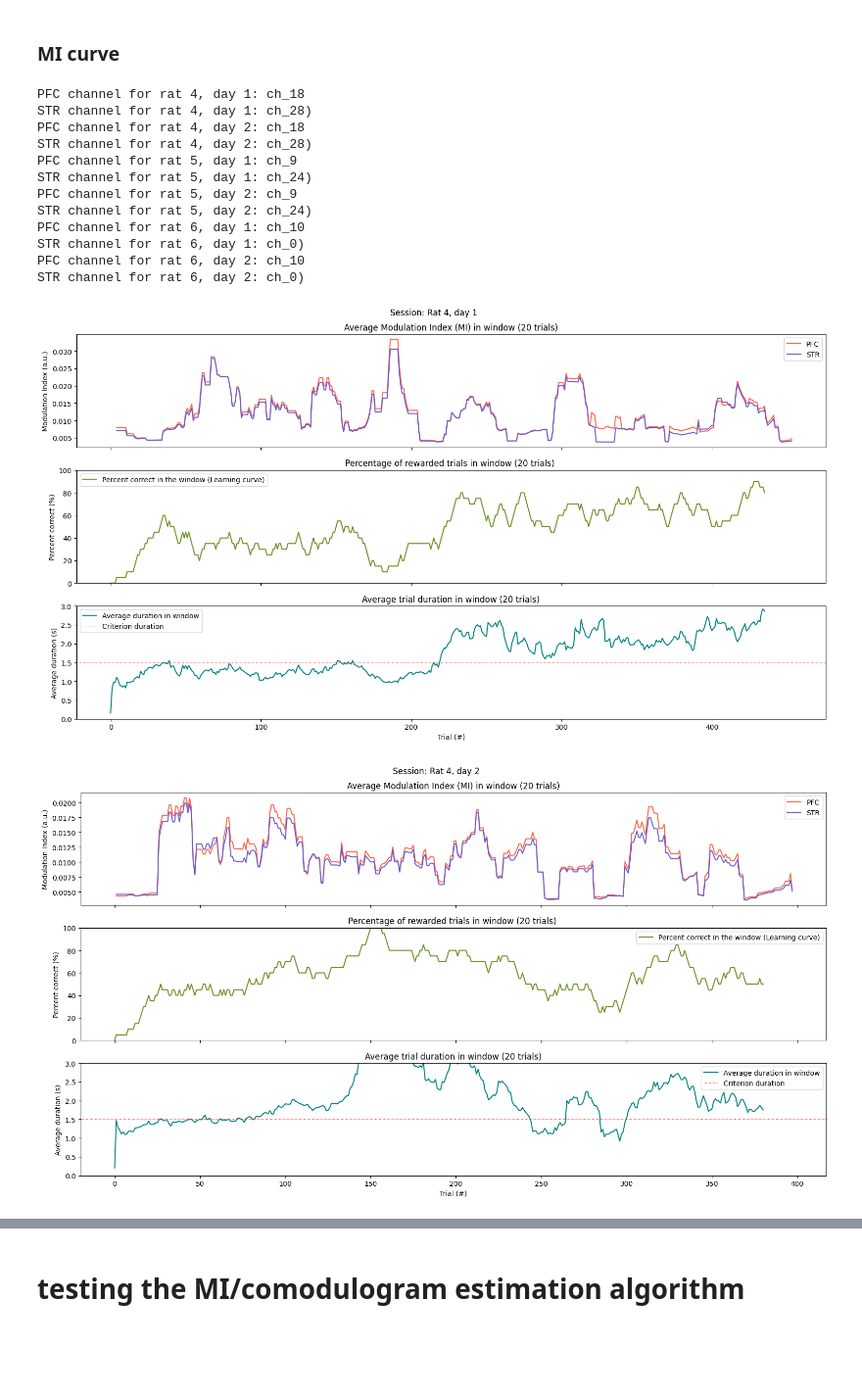
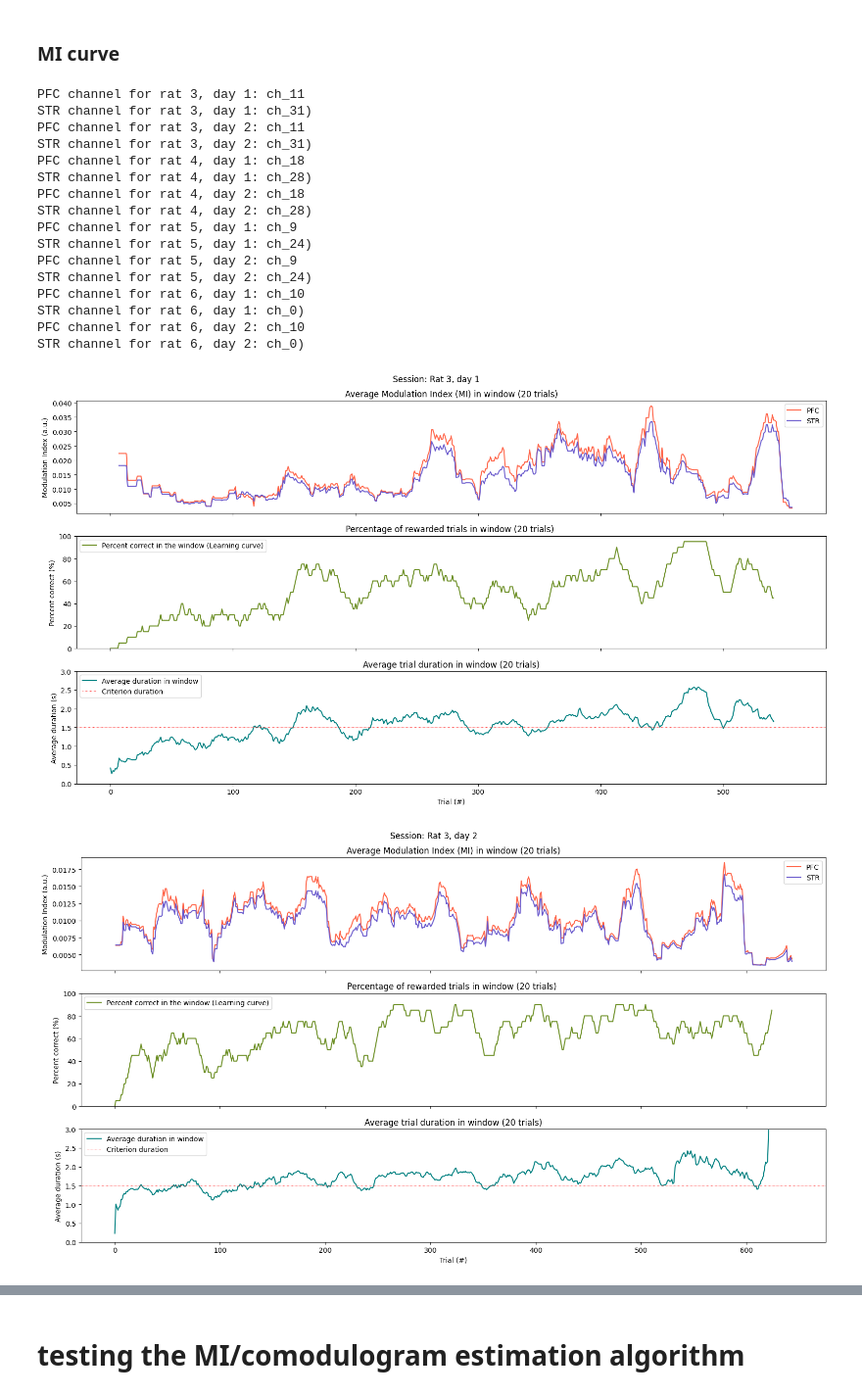
Before and after one commit to lfernandof/lfp_signals_analysis, a Jupyter notebook: consistency_check_LFP_analyses.ipynb, the cells around one changed output, grey strips where cells are left out. Shown at 98% size. Drawn from its saved outputs; the diff is of its cells as text; code cells hidden in the pictures; blank space fills up the shorter version.

```diff
--- a/consistency_check_LFP_analyses.ipynb
+++ b/consistency_check_LFP_analyses.ipynb
@@ -459,7 +459,7 @@ import itertools
 criterion_duration = 1.5 # Segments of at least 1500 ms (i.e. rewarded trials) are included
 
 #iterate over all sessions: rats {3,4,5,6} with recordings in days {1,2} each
-for rat_day_pair in itertools.product(list(range(5,7)),list(range(1,2))):
+for rat_day_pair in itertools.product(list(range(3,4)),list(range(1,2))):
     rat = rat_day_pair[0]
     day = rat_day_pair[1]
     print('rat: ',rat,'day: ',day)
@@ -486,7 +486,7 @@ for rat_day_pair in itertools.product(list(range(5,7)),list(range(1,2))):
     data_sampling_rate = 1250
 
     #channel = session_preferred_channels[animal_label]
-    channel = alternative_channels[animal_label]
+    channel = session_preferred_channels[animal_label]
     print('Session: ',animal_label,'\nChannel: ',channel)
 
     # Load the LFP for that channel
@@ -572,5 +563,5 @@ all done!
 # %%
-os.chdir('/content/drive/MyDrive/backup-mac/ufabc/entire-backup/lfp/all_channels/data/separated_channels/rat6_day2_LFP_all/results/individual_trial_comodulograms')
+os.chdir('/content/drive/MyDrive/backup-mac/ufabc/entire-backup/lfp/all_channels/data/separated_channels/rat3_day1_LFP_all/results/individual_trial_comodulograms')
 
-with open('comodulograms_dict_ch10.pkl', 'rb') as f:
+with open('comodulograms_dict_ch11.pkl', 'rb') as f:
     loaded_dict = pickle.load(f)
@@ -670,21 +665,25 @@ def plot_rolling_averages_panel(rat_id,day_id,session_data,window_length=20):
 # %%
 session_data = pd.read_csv('/content/drive/MyDrive/backup-mac/ufabc/entire-backup/lfp/all_channels/data/session_data-spikes.csv').copy()
 
-for rat in range(4,7):
+for rat in range(3,7):
   for day in range(1,3):
     plot_rolling_averages_panel(rat,day,session_data,window_length=20)
 # %% [output]
+PFC channel for rat 3, day 1: ch_11
+STR channel for rat 3, day 1: ch_31)
+PFC channel for rat 3, day 2: ch_11
+STR channel for rat 3, day 2: ch_31)
 PFC channel for rat 4, day 1: ch_18
 STR channel for rat 4, day 1: ch_28)
 PFC channel for rat 4, day 2: ch_18
 STR channel for rat 4, day 2: ch_28)
 PFC channel for rat 5, day 1: ch_9
 STR channel for rat 5, day 1: ch_24)
 PFC channel for rat 5, day 2: ch_9
 STR channel for rat 5, day 2: ch_24)
 PFC channel for rat 6, day 1: ch_10
 STR channel for rat 6, day 1: ch_0)
 PFC channel for rat 6, day 2: ch_10
 STR channel for rat 6, day 2: ch_0)
-[figure, old version]
+[figure, new version]
-[figure, old version]
+[figure, new version]
```
Also changed, not shown: parts of 53 cells of this notebook.
